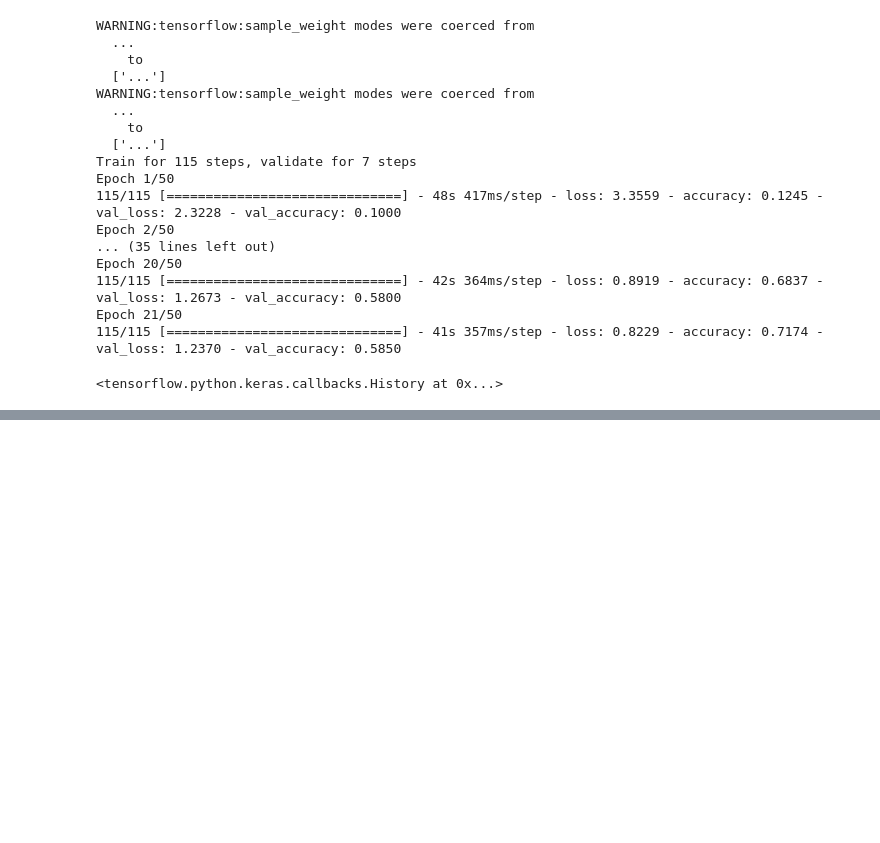
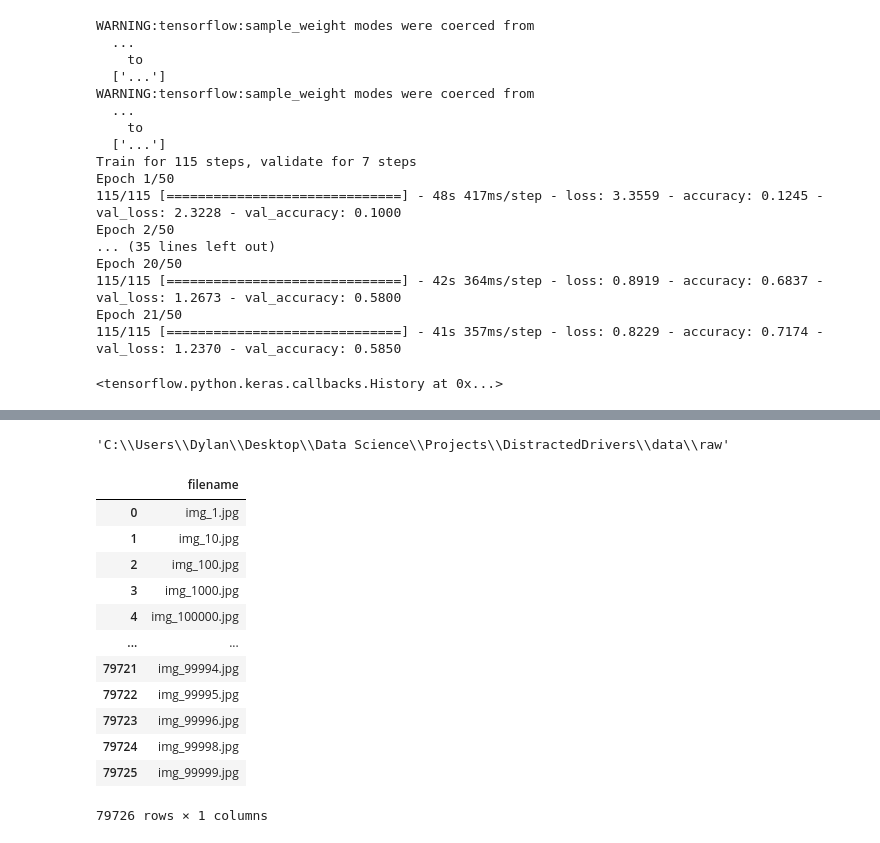
Before and after one commit to Dylan-C-Neal/DistractedDrivingClassifier, a Jupyter notebook: notebooks/Modeling.ipynb, the cells around one changed output, grey strips where cells are left out. Cells and saved outputs as stored; diff of their text form; code cells hidden in the pictures; blank space fills up the shorter version.

```diff
--- a/notebooks/Modeling.ipynb
+++ b/notebooks/Modeling.ipynb
@@ -746,0 +764,4 @@ Epoch 21/50
+# %%
+os.getcwd()
+# %% [output]
+'C:\\Users\\Dylan\\Desktop\\Data Science\\Projects\\DistractedDrivers\\data\\raw'
@@ -746,0 +772,20 @@ Epoch 21/50
+# %%
+test_filenames = os.listdir()
+# %%
+test_filenames = pd.DataFrame({'filename':test_filenames})
+# %%
+test_filenames
+# %% [output]
+|  | filename |
+| 0 | img_1.jpg |
+| 1 | img_10.jpg |
+| 2 | img_100.jpg |
+| 3 | img_1000.jpg |
+| 4 | img_100000.jpg |
+| ... | ... |
+| 79721 | img_99994.jpg |
+| 79722 | img_99995.jpg |
+| 79723 | img_99996.jpg |
+| 79724 | img_99998.jpg |
+| 79725 | img_99999.jpg |
+79726 rows × 1 columns
```
Also changed, not shown: parts of 19 cells of this notebook, 1 other file.
